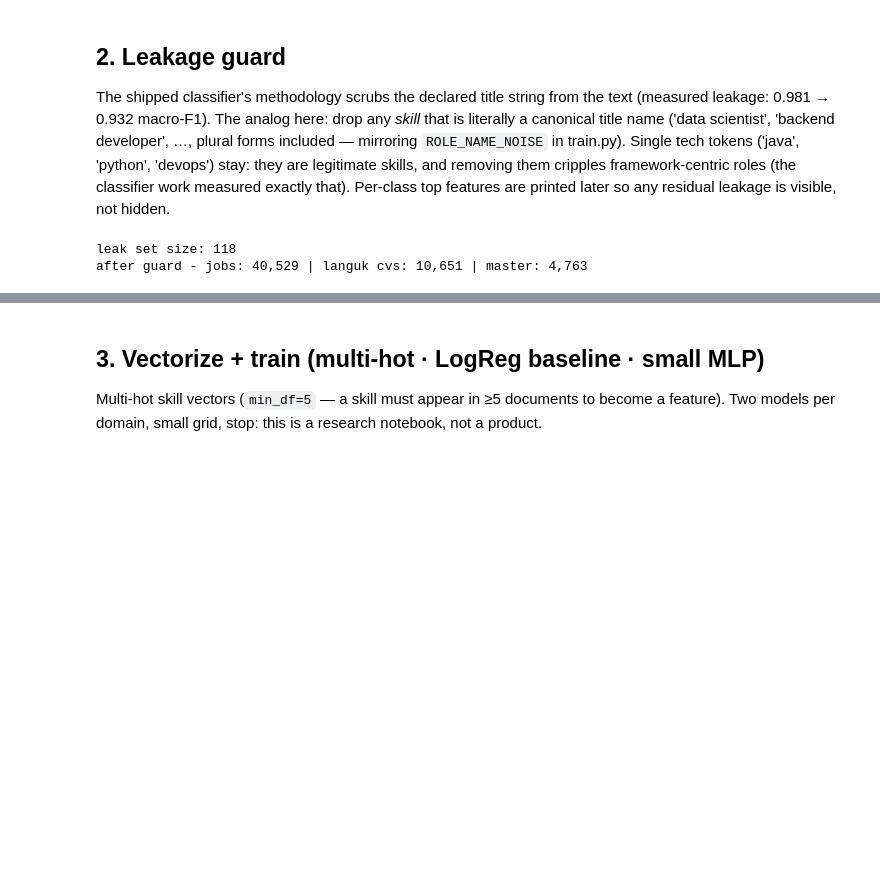
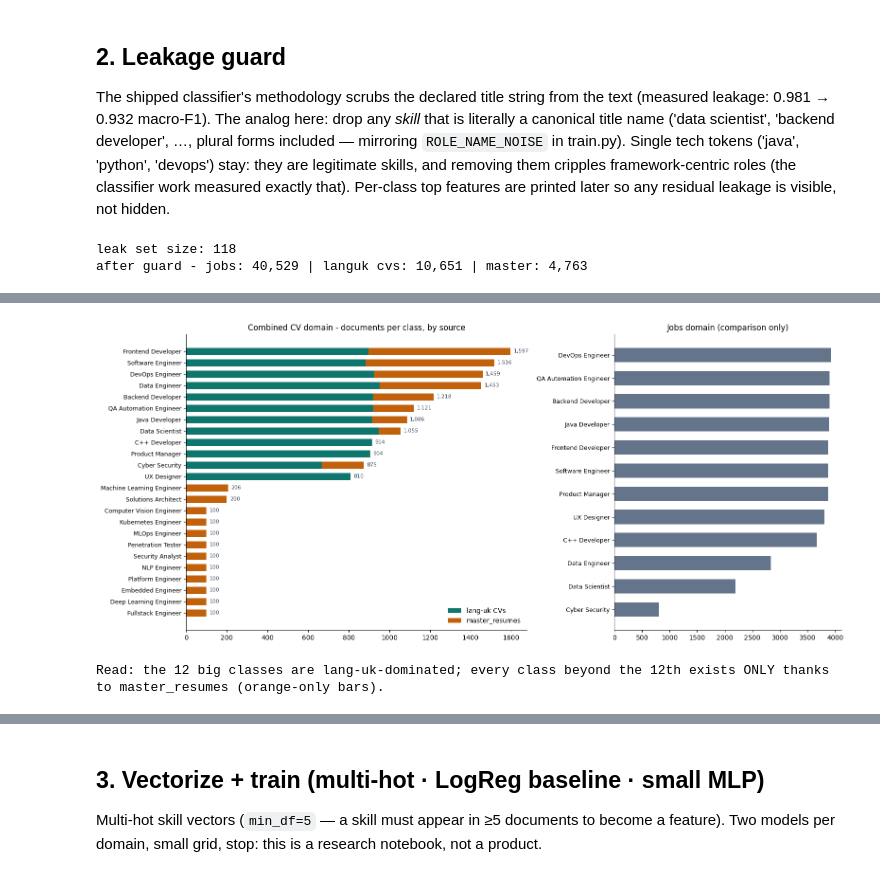
Before and after one commit to yaringol/CareerLens, a Jupyter notebook: ds/model/skills_to_title.ipynb, the cells around one changed output, grey strips where cells are left out. Cells and saved outputs as stored; diff of their text form; code cells hidden in the pictures; blank space fills up the shorter version.

```diff
--- a/ds/model/skills_to_title.ipynb
+++ b/ds/model/skills_to_title.ipynb
@@ -130,0 +137,31 @@ after guard - jobs: 40,529 | languk cvs: 10,651 | master: 4,763
+# %%
+C_LANGUK, C_MASTER, C_JOBS, C_MUTED = '#0f766e', '#c2610c', '#64748b', '#cbd5e1'
+
+counts_l = df_cvs.label.value_counts()
+counts_m = df_master.label.value_counts()
+all_labels = sorted(set(counts_l.index) | set(counts_m.index),
+                    key=lambda l: -(counts_l.get(l, 0) + counts_m.get(l, 0)))
+fig, (ax1, ax2) = plt.subplots(1, 2, figsize=(16, 7), gridspec_kw={'width_ratios': [3, 2]})
+y = np.arange(len(all_labels))
+vl = np.array([counts_l.get(l, 0) for l in all_labels])
+vm = np.array([counts_m.get(l, 0) for l in all_labels])
+ax1.barh(y, vl, height=0.62, color=C_LANGUK, label='lang-uk CVs')
+ax1.barh(y, vm, left=vl, height=0.62, color=C_MASTER, label='master_resumes')
+ax1.set_yticks(y, all_labels, fontsize=9); ax1.invert_yaxis()
+ax1.set_title('Combined CV domain - documents per class, by source')
+ax1.legend(frameon=False); ax1.spines[['top', 'right']].set_visible(False)
+for yi, (a, b) in enumerate(zip(vl, vm)):
+    ax1.text(a + b + 15, yi, f'{a + b:,}', va='center', fontsize=8, color='#334155')
+
+cj = df_jobs.label.value_counts()
+y2 = np.arange(len(cj))
+ax2.barh(y2, cj.values, height=0.62, color=C_JOBS)
+ax2.set_yticks(y2, cj.index, fontsize=9); ax2.invert_yaxis()
+ax2.set_title('Jobs domain (comparison only)')
+ax2.spines[['top', 'right']].set_visible(False)
+plt.tight_layout(); plt.show()
+print('Read: the 12 big classes are lang-uk-dominated; every class beyond the 12th '
+      'exists ONLY thanks to master_resumes (orange-only bars).')
+# %% [output]
+[figure, added]
+Read: the 12 big classes are lang-uk-dominated; every class beyond the 12th exists ONLY thanks to master_resumes (orange-only bars).
```
Also changed, not shown: parts of 10 cells of this notebook.
